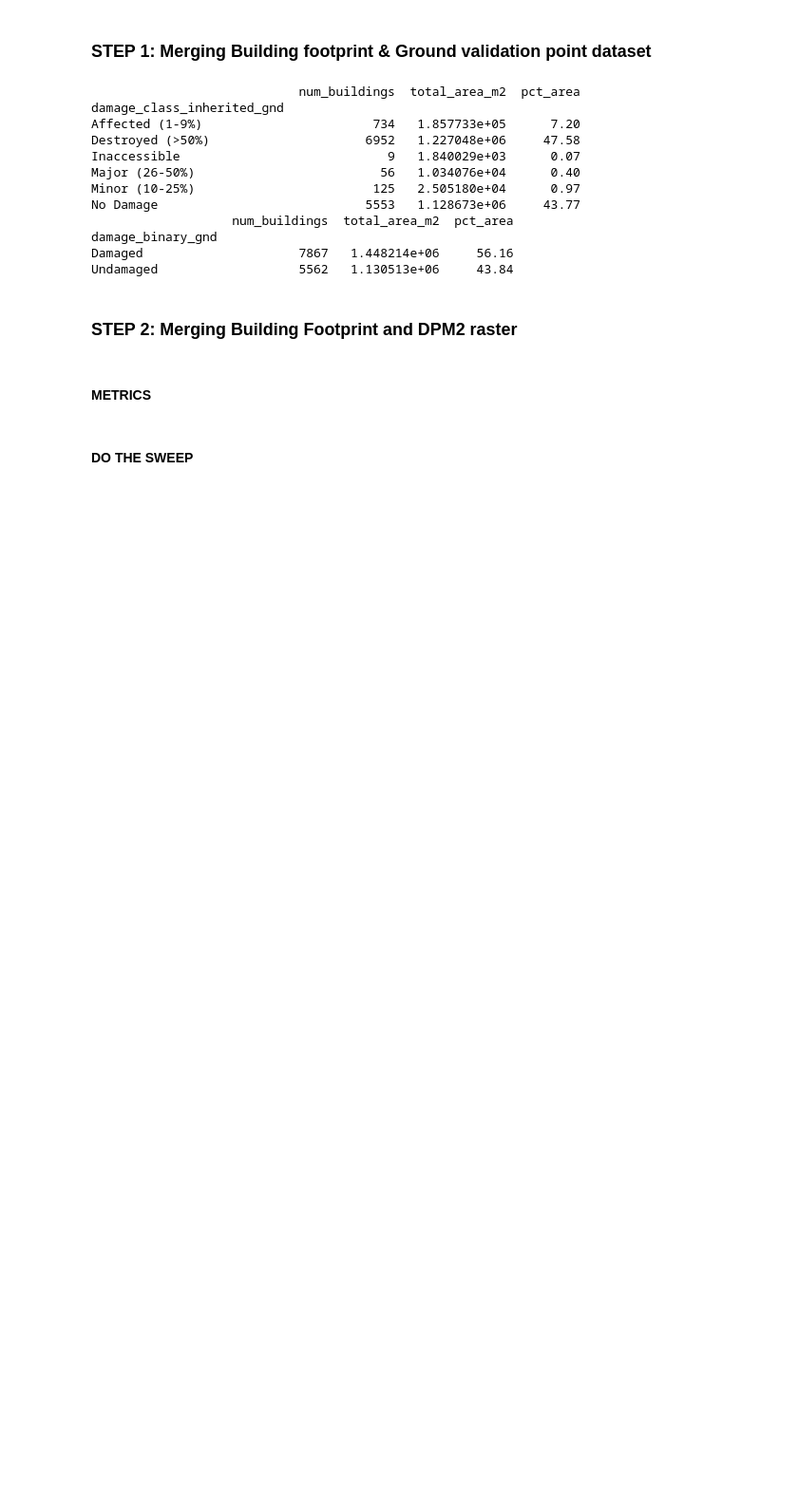
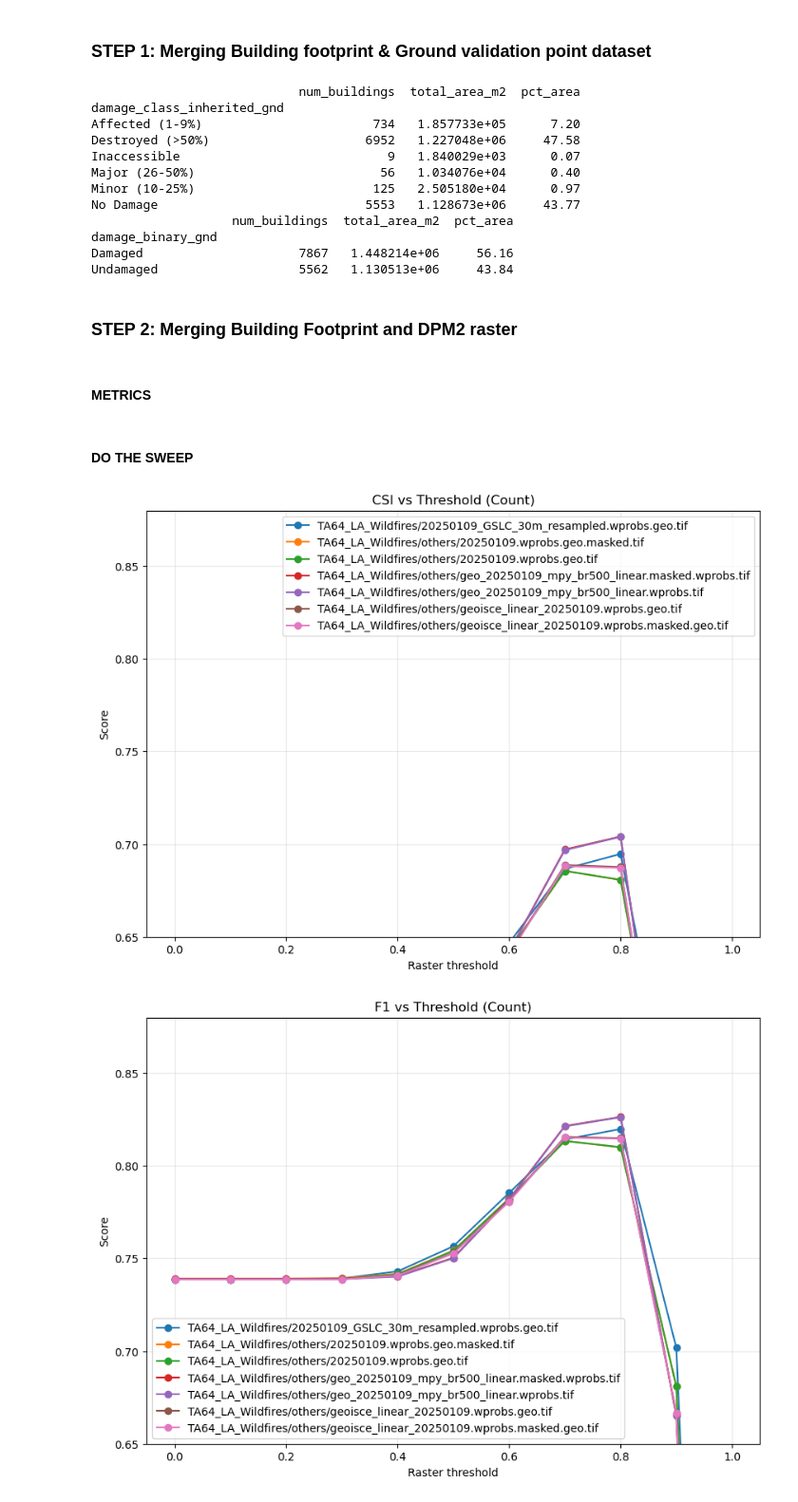
Before and after one commit to shitong01/metrics_notebook, a Jupyter notebook: metrics_calc_building.ipynb, the cells around one changed output. Shown at 95% size. Saved outputs shown, nothing was run; the diff lists cells and outputs as text; code cells hidden in the pictures; blank space fills up the shorter version.

```diff
--- a/metrics_calc_building.ipynb
+++ b/metrics_calc_building.ipynb
@@ -479,33 +479,44 @@ sweep_df.to_csv("threshold_sweep_metrics.csv", index=False)
 sweep_df.sort_values(["raster", "threshold"]).head(30)
 # %%
 import matplotlib.pyplot as plt
+import pandas as pd
 
 def plot_all_rasters_threshold_sweep(sweep_df):
     # Ensure sorted thresholds within each raster
     grouped = {
         r: df.sort_values("threshold")
         for r, df in sweep_df.groupby("raster")
     }
 
     plots = [
         ("csi_count", "CSI vs Threshold (Count)"),
         ("f1_count",  "F1 vs Threshold (Count)"),
         ("csi_area",  "CSI vs Threshold (Area)"),
         ("f1_area",   "F1 vs Threshold (Area)"),
     ]
 
     for col, title in plots:
         plt.figure(figsize=(10,7))
         for raster_name, df_r in grouped.items():
             plt.plot(df_r["threshold"], df_r[col], marker="o", label=str(raster_name))
         plt.xlabel("Raster threshold")
         plt.ylabel("Score")
         plt.ylim(*(0.65, 0.88))   # <-- limit x-axis
         plt.title(title)
         plt.legend()
         plt.grid(True, alpha=0.3)
         plt.show()
 
 
 # Usage:
+sweep_df=pd.read_csv("threshold_sweep_metrics.csv")
+
+# sweep_df = gpd.GeoDataFrame(
+#     sweep_df,
+#     geometry=gpd.points_from_xy(sweep_df.longitude, sweep_df.latitude),
+#     crs="EPSG:4326"
+# )
 plot_all_rasters_threshold_sweep(sweep_df)
+# %% [output]
+[figure, added]
+[figure, added]
```
Also changed, not shown: parts of 1 cell of this notebook.
